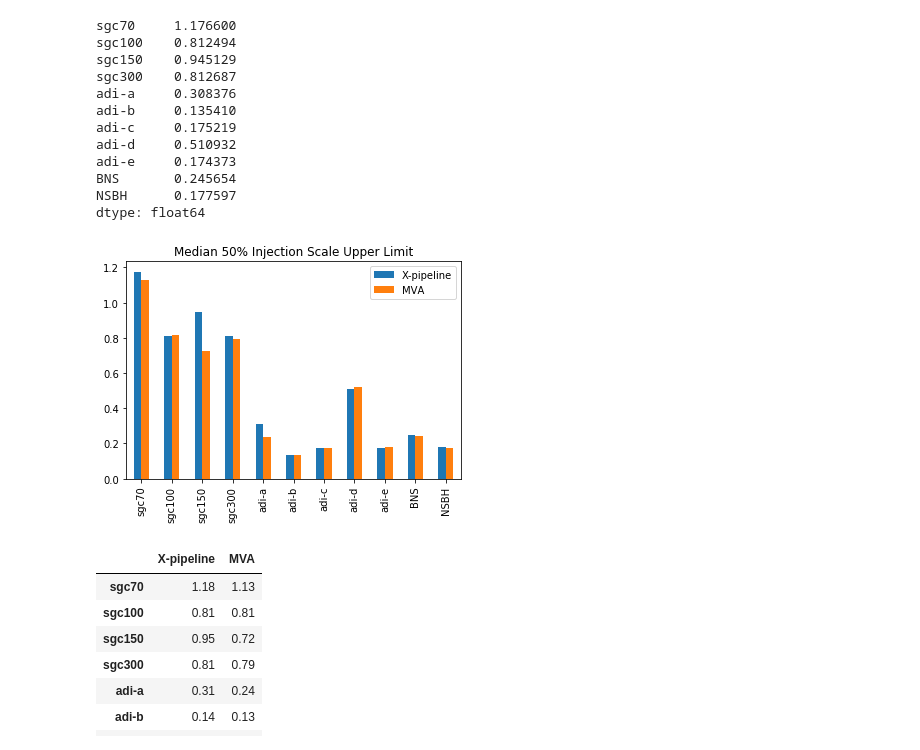
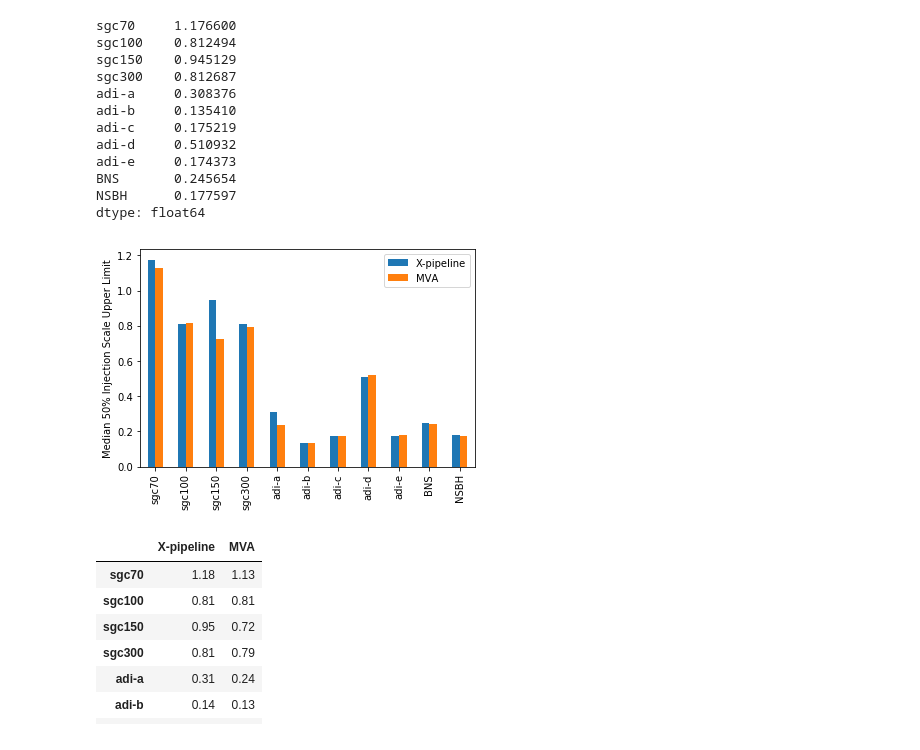
Before and after one commit to idorrington92/thesis, a Jupyter notebook: mva_inj_scale.ipynb, the cells around one changed output. Cells and saved outputs as stored; diff of their text form; code cells hidden in the pictures.

```diff
--- a/mva_inj_scale.ipynb
+++ b/mva_inj_scale.ipynb
@@ -98,10 +98,11 @@ BNS       0.245654
 NSBH      0.177597
 dtype: float64
 # %%
-plot = pd.concat([x_df.median(axis=0),mva_df.median(axis=0)],axis=1,keys=['X-pipeline','MVA']).plot(kind='bar',title='Median 50% Injection Scale Upper Limit')
+plot = pd.concat([x_df.median(axis=0),mva_df.median(axis=0)],axis=1,keys=['X-pipeline','MVA']).plot(kind='bar')
+plot.set_ylabel('Median 50% Injection Scale Upper Limit')
 fig = plot.get_figure()
 # %% [output]
-[figure, old version]
+[figure, new version]
 # %%
 pd.concat([x_df.median(axis=0),mva_df.median(axis=0)],axis=1,keys=['X-pipeline','MVA']).round(decimals=2)
 # %% [output]
```
Also changed, not shown: 17 other files.
